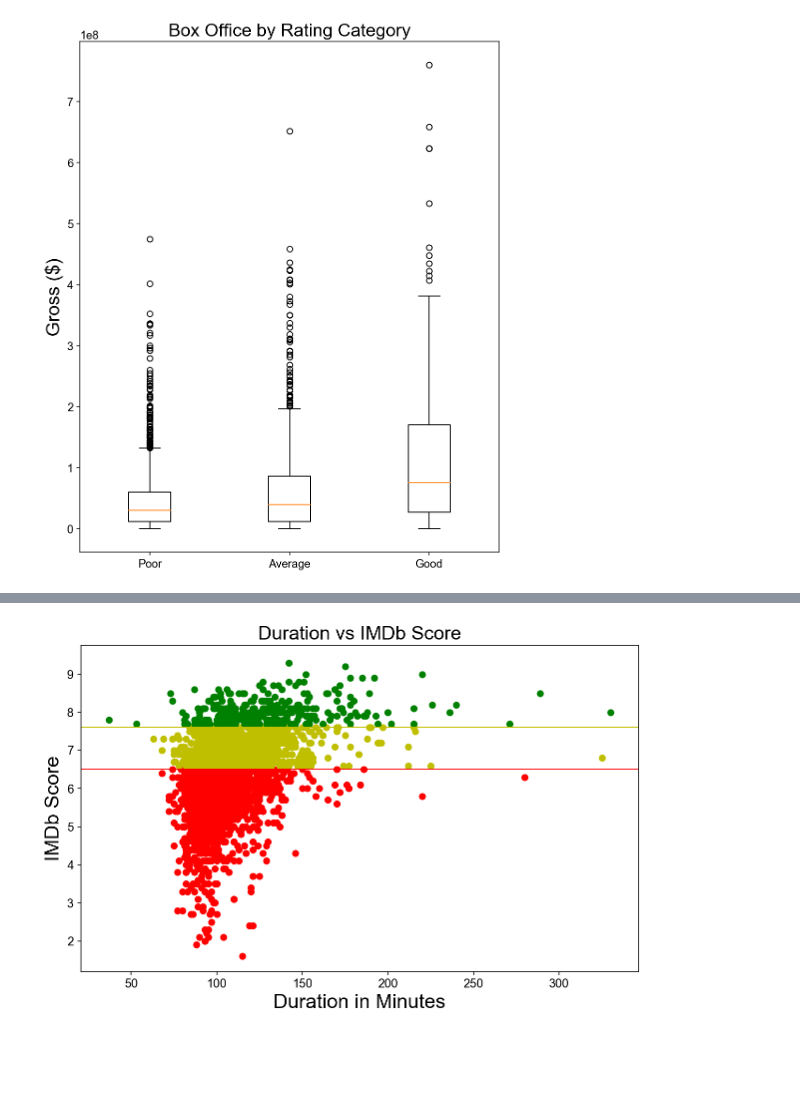
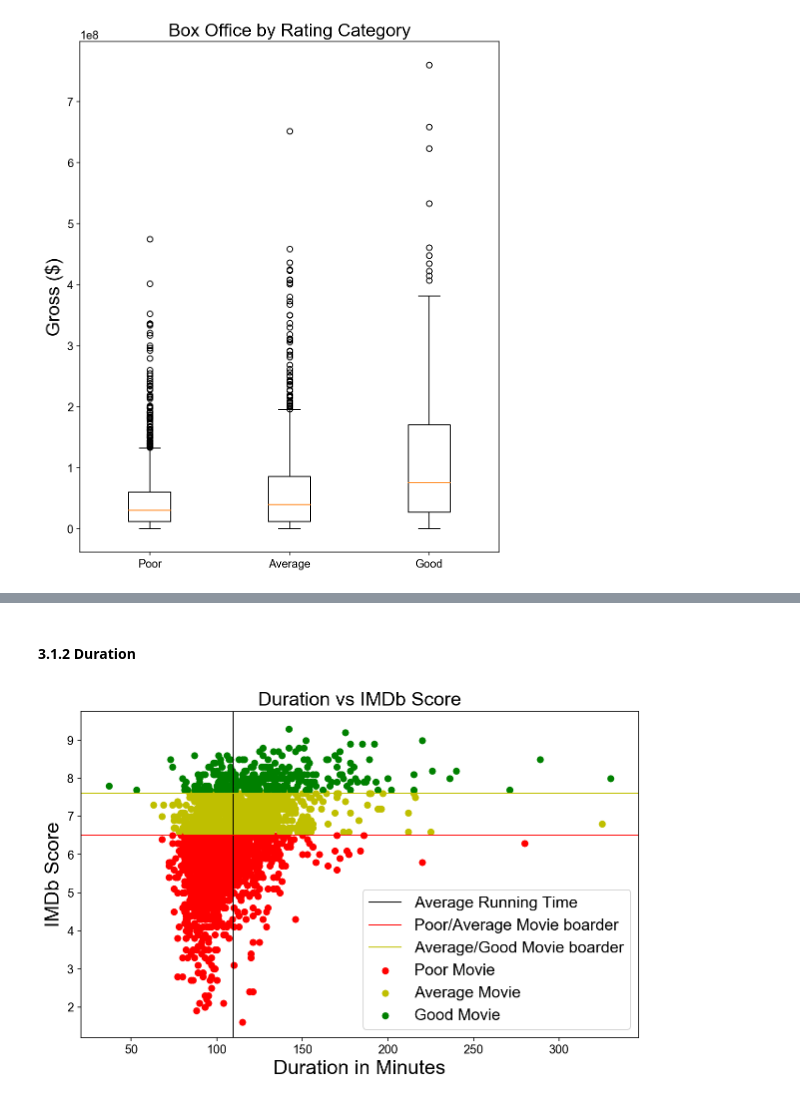
Before and after one commit to SMU-ML-2017/Project1, a Jupyter notebook: ML Lab 1.ipynb, the cells around one changed output, grey strips where cells are left out. Cells and saved outputs as stored; diff of their text form; code cells hidden in the pictures; blank space fills up the shorter version.

```diff
--- a/ML Lab 1.ipynb
+++ b/ML Lab 1.ipynb
@@ -59,6 +59,9 @@ for col in ['title_year','facenumber_in_poster','movie_facebook_likes',
 for col in ['language','country','content_rating','color','aspect_ratio']:
     m[col] = m[col].astype('category')
 
+# Remove all duplicate entries
+m.drop_duplicates(inplace=True)
+
 # Create a copy to perserve the original DataFrame
 m_original=m.copy()
 m.head()
@@ -257,12 +293,16 @@ plt.show()
+# %% [markdown]
+#### 3.1.2 Duration
 # %%
-plt.scatter(poor['duration'],poor['imdb_score'], color='r')
-plt.scatter(average['duration'],average['imdb_score'], color='y')
-plt.scatter(good['duration'],good['imdb_score'], color='g')
+plt.scatter(poor['duration'],poor['imdb_score'], color='r', label='Poor Movie')
+plt.scatter(average['duration'],average['imdb_score'], color='y', label='Average Movie')
+plt.scatter(good['duration'],good['imdb_score'], color='g', label='Good Movie')
 plt.title("Duration vs IMDb Score")
 plt.xlabel("Duration in Minutes")
 plt.ylabel("IMDb Score")
+plt.axvline(m['duration'].mean(), linewidth=1, color='k', label='Average Running Time')
 plt.axhline(y=poor_avg, linewidth=1, color = 'r', label="Poor/Average Movie boarder")
 plt.axhline(y=avg_good, linewidth=1, color = 'y', label="Average/Good Movie boarder")
+plt.legend()
 plt.show()
 # %% [output]
-[figure, old version]
+[figure, new version]
```
Also changed, not shown: parts of 45 cells of this notebook.
